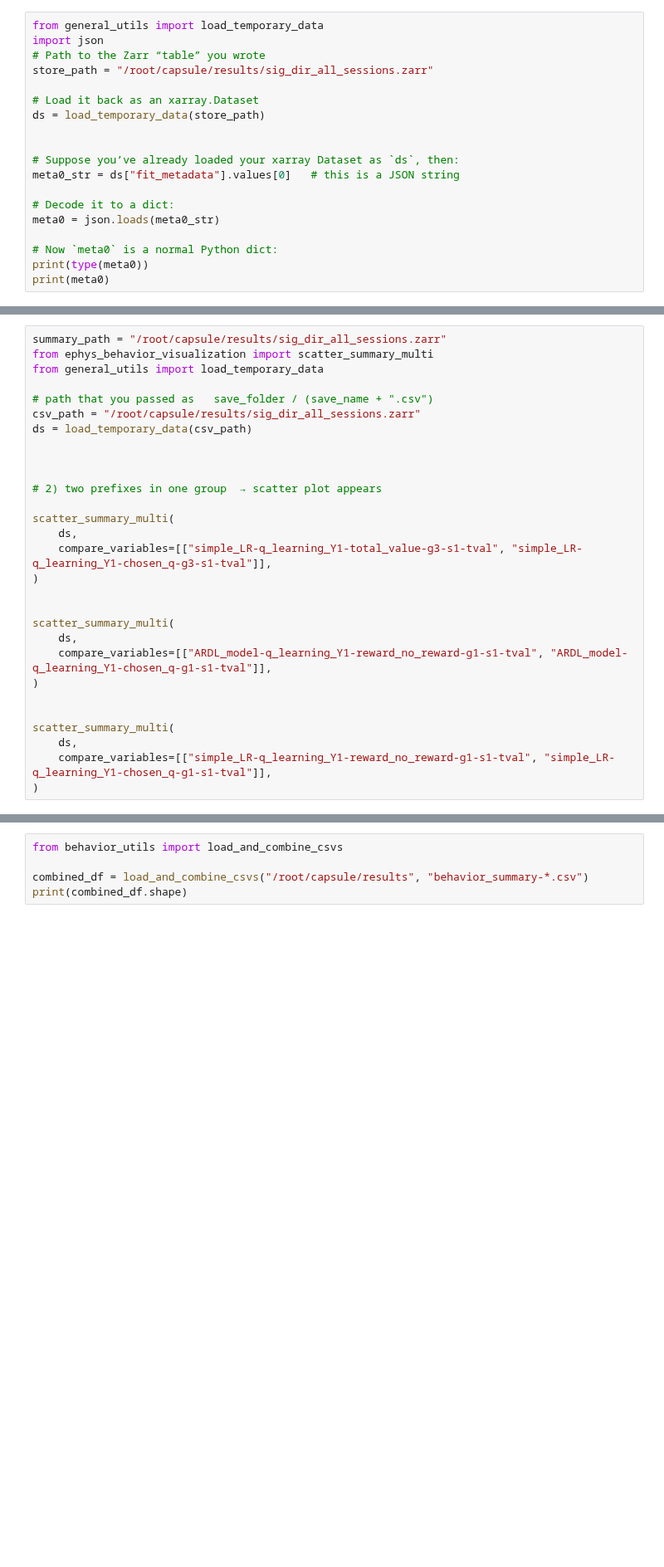
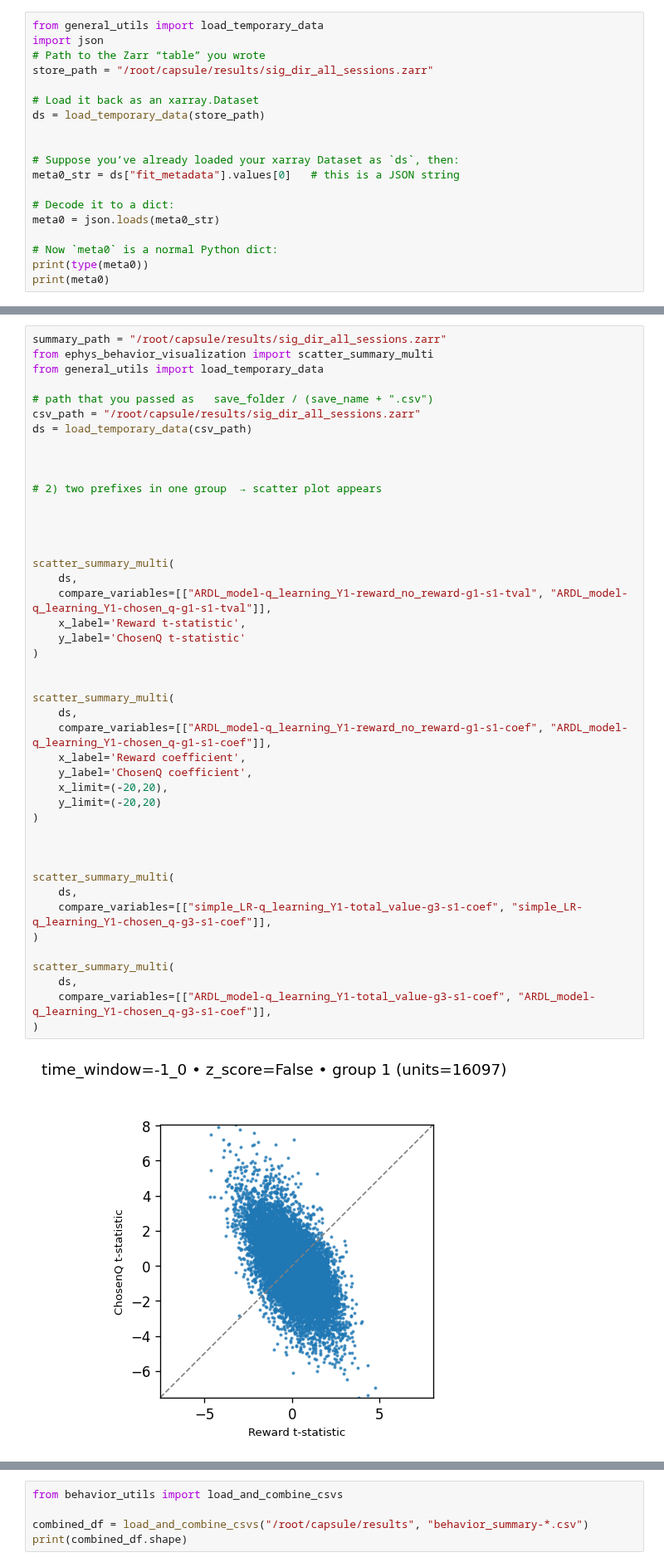
Before and after one commit to AllenNeuralDynamics/aind-dft-ephys-analysis, a Jupyter notebook: src/aind_dft_ephys_analysis/ephys_playground.ipynb, the cells around one changed output, grey strips where cells are left out. Shown at 83% size. Cells and saved outputs as stored; diff of their text form; blank space fills up the shorter version.

```diff
--- a/src/aind_dft_ephys_analysis/ephys_playground.ipynb
+++ b/src/aind_dft_ephys_analysis/ephys_playground.ipynb
@@ -428,29 +428,46 @@ meta0['ARDL_model-g3-s-1']
 # %%
 summary_path = "/root/capsule/results/sig_dir_all_sessions.zarr"
 from ephys_behavior_visualization import scatter_summary_multi
 from general_utils import load_temporary_data
 
 # path that you passed as   save_folder / (save_name + ".csv")
 csv_path = "/root/capsule/results/sig_dir_all_sessions.zarr"
 ds = load_temporary_data(csv_path)
 
 
 
 # 2) two prefixes in one group  → scatter plot appears
 
+
+
+
 scatter_summary_multi(
     ds,
-    compare_variables=[["simple_LR-q_learning_Y1-total_value-g3-s1-tval", "simple_LR-q_learning_Y1-chosen_q-g3-s1-tval"]],
+    compare_variables=[["ARDL_model-q_learning_Y1-reward_no_reward-g1-s1-tval", "ARDL_model-q_learning_Y1-chosen_q-g1-s1-tval"]],
+    x_label='Reward t-statistic',
+    y_label='ChosenQ t-statistic'
 )
 
 
 scatter_summary_multi(
     ds,
-    compare_variables=[["ARDL_model-q_learning_Y1-reward_no_reward-g1-s1-tval", "ARDL_model-q_learning_Y1-chosen_q-g1-s1-tval"]],
+    compare_variables=[["ARDL_model-q_learning_Y1-reward_no_reward-g1-s1-coef", "ARDL_model-q_learning_Y1-chosen_q-g1-s1-coef"]],
+    x_label='Reward coefficient',
+    y_label='ChosenQ coefficient',
+    x_limit=(-20,20),
+    y_limit=(-20,20)
 )
+
 
 
 scatter_summary_multi(
     ds,
-    compare_variables=[["simple_LR-q_learning_Y1-reward_no_reward-g1-s1-tval", "simple_LR-q_learning_Y1-chosen_q-g1-s1-tval"]],
+    compare_variables=[["simple_LR-q_learning_Y1-total_value-g3-s1-coef", "simple_LR-q_learning_Y1-chosen_q-g3-s1-coef"]],
 )
+
+scatter_summary_multi(
+    ds,
+    compare_variables=[["ARDL_model-q_learning_Y1-total_value-g3-s1-coef", "ARDL_model-q_learning_Y1-chosen_q-g3-s1-coef"]],
+)
+# %% [output]
+[figure, added]
```
Also changed, not shown: parts of 6 cells of this notebook, 1 other file.
